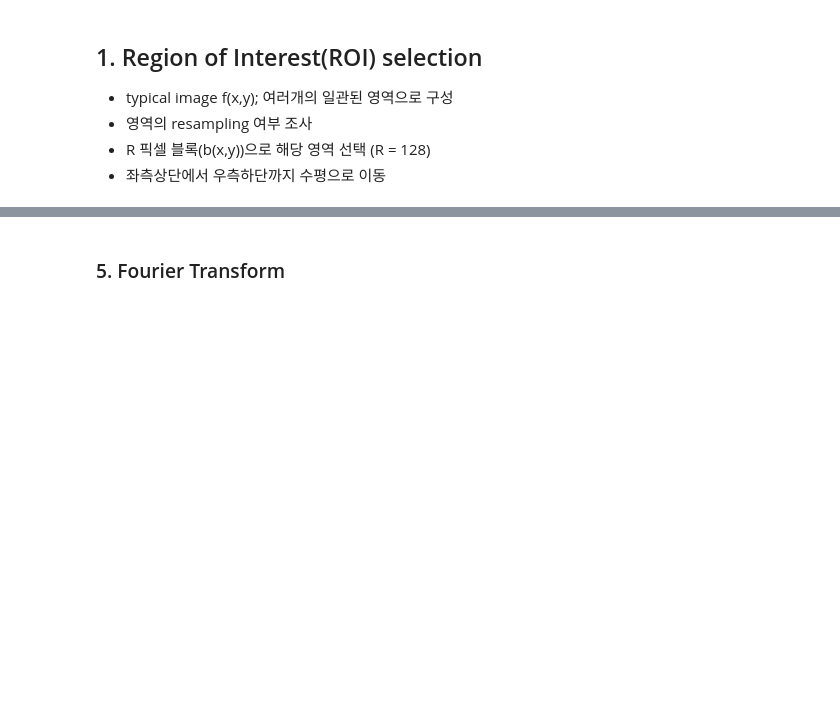
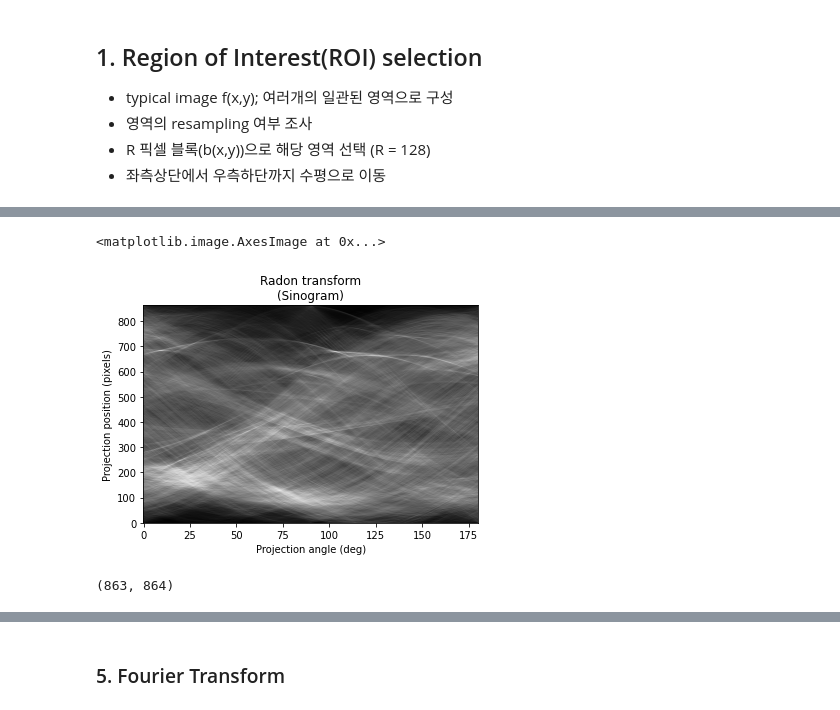
Before and after one commit to Sang-Yeong/sang-yeong.github.io, a Jupyter notebook: _posts/Paper/radon_transform.ipynb, the cells around one changed output, grey strips where cells are left out. Cells and saved outputs as stored; diff of their text form; code cells hidden in the pictures; blank space fills up the shorter version.

```diff
--- a/_posts/Paper/radon_transform.ipynb
+++ b/_posts/Paper/radon_transform.ipynb
@@ -95,14 +90,21 @@ plt.imshow(laplacian, cmap='gray')
 # %%
 from skimage.transform import radon
 
-theta = np.linspace(0., 180., max(img.shape), endpoint=False)
-sinogram = radon(img, theta=theta)
-dx, dy = 0.5 * 180.0 / max(img.shape), 0.5 / sinogram.shape[0]
+theta = np.linspace(0., 180., max(laplacian.shape), endpoint=False)
+sinogram = radon(laplacian, theta=theta)
+dx, dy = 0.5 * 180.0 / max(laplacian.shape), 0.5 / sinogram.shape[0]
 plt.title("Radon transform\n(Sinogram)")
 plt.xlabel("Projection angle (deg)")
 plt.ylabel("Projection position (pixels)")
 plt.imshow(sinogram, cmap=plt.cm.Greys_r,
            extent=(-dx, 180.0 + dx, -dy, sinogram.shape[0] + dy),
            aspect='auto')
+# %% [output]
+<matplotlib.image.AxesImage at 0x...>
+[figure, added]
+# %%
+sinogram.shape
+# %% [output]
+(863, 864)
 # %%
 plt.imshow(sinogram, cmap='gray')
```
Also changed, not shown: parts of 23 cells of this notebook.
